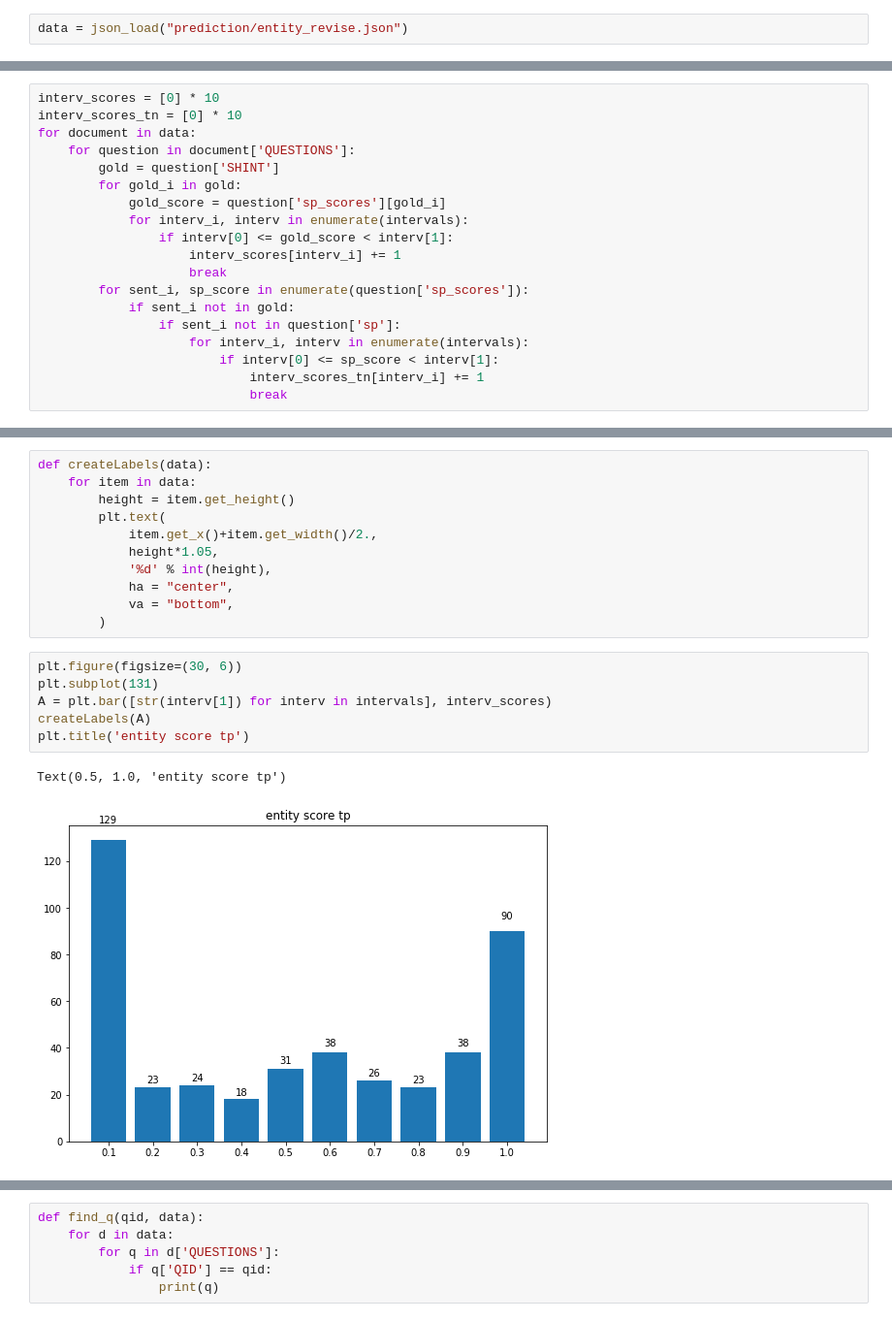
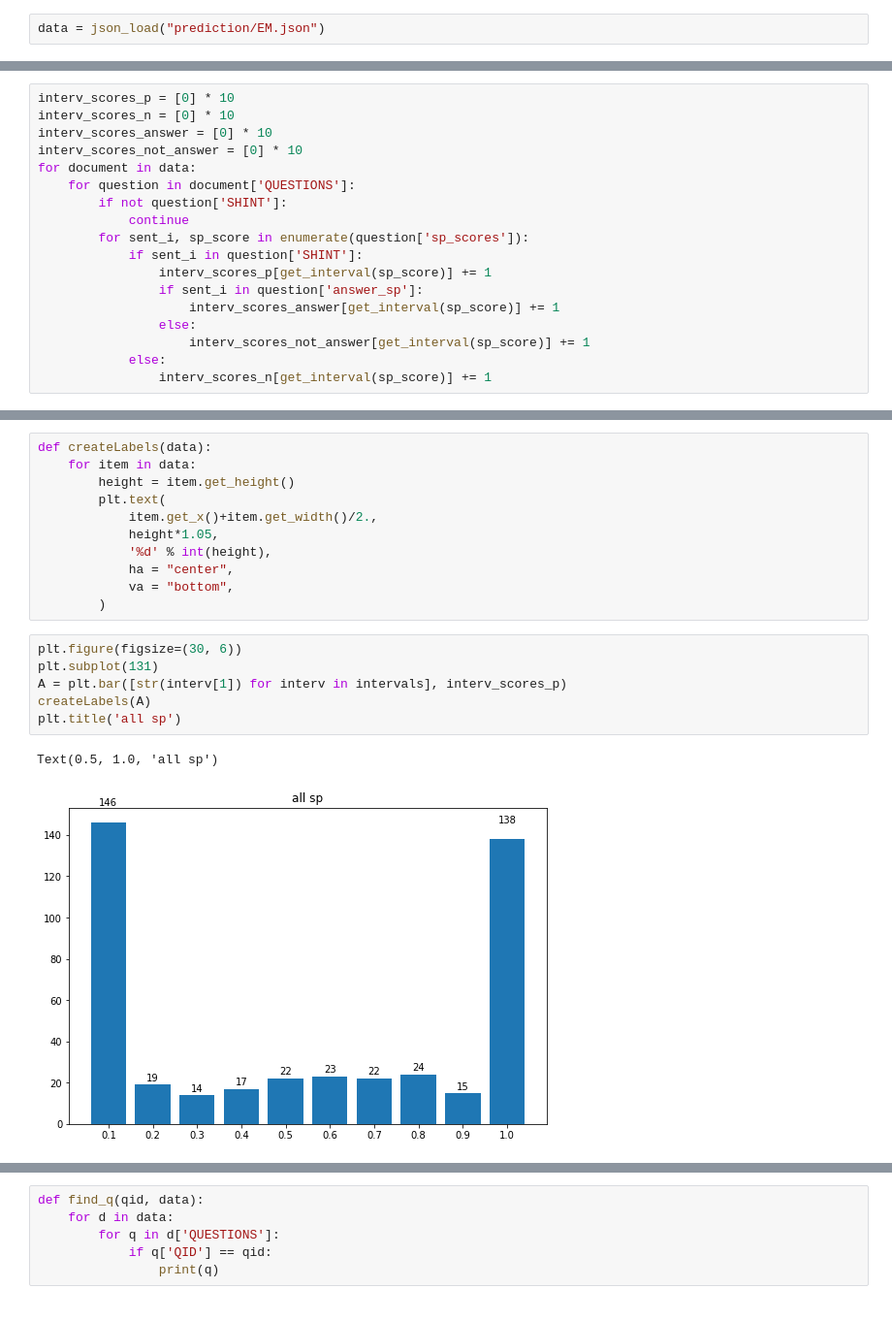
Before and after one commit to michaelmoju/fgc_support_retri, a Jupyter notebook: error_analysis.ipynb, the cells around one changed output, grey strips where cells are left out. Shown at 97% size. Saved outputs shown, nothing was run; the diff lists cells and outputs as text.

Commit message:
revise some utils

```diff
--- a/error_analysis.ipynb
+++ b/error_analysis.ipynb
@@ -49,7 +57,7 @@ def eval_from_threshold(data, threshold=0.5):
             all_answer_sp.append(q['answer_sp'])
     return all_items, all_sp_predictions, all_answer_sp
 # %%
-data = json_load("prediction/entity_revise.json")
+data = json_load("prediction/EM.json")
 # %%
 len(data)
 # %% [output]
@@ -99,19 +103,18 @@ intervals
 # %%
-interv_scores = [0] * 10
-interv_scores_tn = [0] * 10
+interv_scores_p = [0] * 10
+interv_scores_n = [0] * 10
+interv_scores_answer = [0] * 10
+interv_scores_not_answer = [0] * 10
 for document in data:
     for question in document['QUESTIONS']:
-        gold = question['SHINT']
-        for gold_i in gold:
-            gold_score = question['sp_scores'][gold_i]
-            for interv_i, interv in enumerate(intervals):
-                if interv[0] <= gold_score < interv[1]:
-                    interv_scores[interv_i] += 1
-                    break
+        if not question['SHINT']:
+            continue
         for sent_i, sp_score in enumerate(question['sp_scores']):
-            if sent_i not in gold:
-                if sent_i not in question['sp']:
-                    for interv_i, interv in enumerate(intervals):
-                        if interv[0] <= sp_score < interv[1]:
-                            interv_scores_tn[interv_i] += 1
-                            break
+            if sent_i in question['SHINT']:
+                interv_scores_p[get_interval(sp_score)] += 1
+                if sent_i in question['answer_sp']:
+                    interv_scores_answer[get_interval(sp_score)] += 1
+                else:
+                    interv_scores_not_answer[get_interval(sp_score)] += 1
+            else:
+                interv_scores_n[get_interval(sp_score)] += 1
@@ -133,12 +132,12 @@ def createLabels(data):
 # %%
 plt.figure(figsize=(30, 6))
 plt.subplot(131)
-A = plt.bar([str(interv[1]) for interv in intervals], interv_scores)
+A = plt.bar([str(interv[1]) for interv in intervals], interv_scores_p)
 createLabels(A)
-plt.title('entity score tp')
+plt.title('all sp')
 # %% [output]
-Text(0.5, 1.0, 'entity score tp')
+Text(0.5, 1.0, 'all sp')
-[figure, old version]
+[figure, new version]
 # %%
 plt.figure(figsize=(30, 6))
 plt.subplot(131)
```
Also changed, not shown: parts of 14 cells of this notebook, 9 other files.
